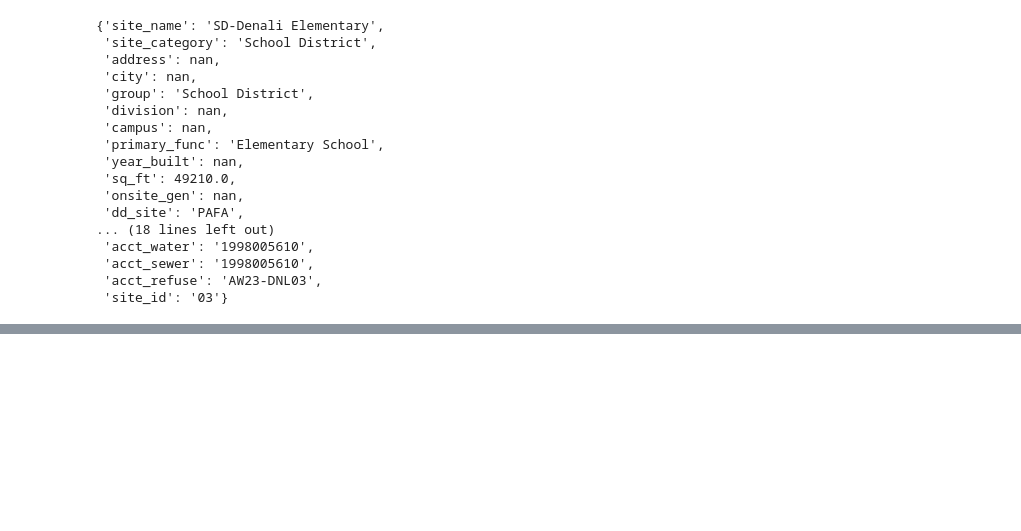
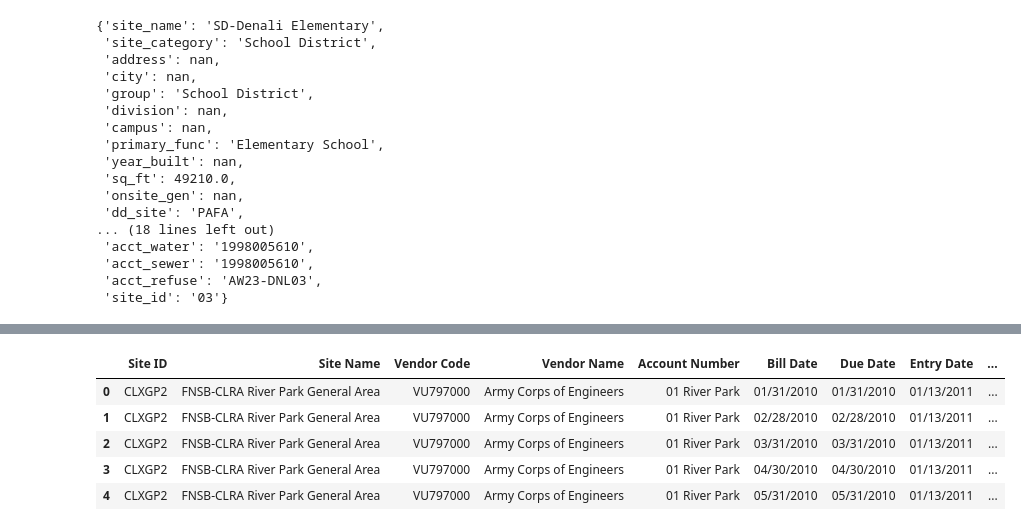
Before and after one commit to alanmitchell/fnsb-benchmark, a Jupyter notebook: testing/alan_upgrades.ipynb, the cells around one changed output, grey strips where cells are left out. Cells and saved outputs as stored; diff of their text form; code cells hidden in the pictures; blank space fills up the shorter version.

```diff
--- a/testing/alan_upgrades.ipynb
+++ b/testing/alan_upgrades.ipynb
@@ -166,0 +393,9 @@ ut.building_info('03')
+# %%
+dfu.head()
+# %% [output]
+|  | Site ID | Site Name | Vendor Code | Vendor Name | Account Number | Bill Date | Due Date | Entry Date | ... |
+| 0 | CLXGP2 | FNSB-CLRA River Park General Area | VU797000 | Army Corps of Engineers | 01 River Park | 01/31/2010 | 01/31/2010 | 01/13/2011 | ... |
+| 1 | CLXGP2 | FNSB-CLRA River Park General Area | VU797000 | Army Corps of Engineers | 01 River Park | 02/28/2010 | 02/28/2010 | 01/13/2011 | ... |
+| 2 | CLXGP2 | FNSB-CLRA River Park General Area | VU797000 | Army Corps of Engineers | 01 River Park | 03/31/2010 | 03/31/2010 | 01/13/2011 | ... |
+| 3 | CLXGP2 | FNSB-CLRA River Park General Area | VU797000 | Army Corps of Engineers | 01 River Park | 04/30/2010 | 04/30/2010 | 01/13/2011 | ... |
+| 4 | CLXGP2 | FNSB-CLRA River Park General Area | VU797000 | Army Corps of Engineers | 01 River Park | 05/31/2010 | 05/31/2010 | 01/13/2011 | ... |
```
Also changed, not shown: parts of 12 cells of this notebook, 1 other file.
